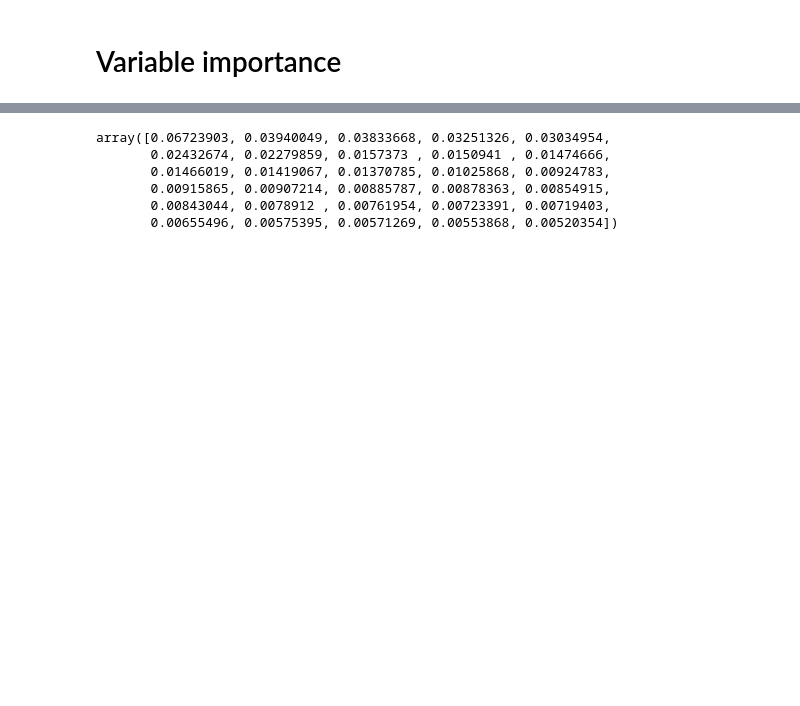
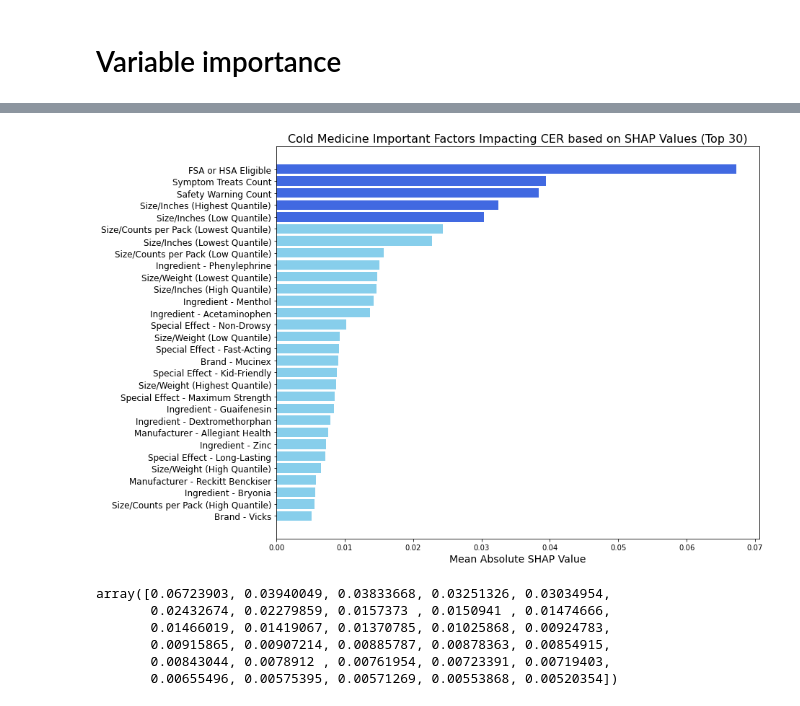
Before and after one commit to bowenlong1/amazonpharm, a Jupyter notebook: pharmodel-cold.ipynb, the cells around one changed output, grey strips where cells are left out. Cells and saved outputs as stored; diff of their text form; code cells hidden in the pictures; blank space fills up the shorter version.

```diff
--- a/pharmodel-cold.ipynb
+++ b/pharmodel-cold.ipynb
@@ -335,3 +592,72 @@ plt.show()
+# %%
+import shap
+import numpy as np
+import matplotlib.pyplot as plt
+
+# Create a SHAP explainer object
+explainer = shap.TreeExplainer(rf_model.named_steps['classifier'])
+shap_values = explainer.shap_values(X_train)
+
+# Calculate absolute mean SHAP values
+mean_abs_shap_values = np.mean(np.abs(shap_values[1]), axis=0)  # Considering only the positive class
+
+# Get feature names
+feature_names = X_train.columns  # Assuming X_train is a pandas DataFrame
+
+# Get indices of top 30 features sorted by absolute SHAP values
+top_indices = np.argsort(mean_abs_shap_values)[::-1][:30]
+
+# Select top 30 feature names and corresponding mean absolute SHAP values
+top_feature_names = [
+    'FSA or HSA Eligible',
+    'Symptom Treats Count',
+    'Safety Warning Count',
+    'Size/Inches (Highest Quantile)',
+    'Size/Inches (Low Quantile)',
+    'Size/Counts per Pack (Lowest Quantile)',
+    'Size/Inches (Lowest Quantile)',
+    'Size/Counts per Pack (Low Quantile)',
+    'Ingredient - Phenylephrine',
+    'Size/Weight (Lowest Quantile)',
+    'Size/Inches (High Quantile)',
+    'Ingredient - Menthol',
+    'Ingredient - Acetaminophen',
+    'Special Effect - Non-Drowsy',
+    'Size/Weight (Low Quantile)',
+    'Special Effect - Fast-Acting',
+    'Brand - Mucinex',
+    'Special Effect - Kid-Friendly',
+    'Size/Weight (Highest Quantile)',
+    'Special Effect - Maximum Strength',
+    'Ingredient - Guaifenesin',
+    'Ingredient - Dextromethorphan',
+    'Manufacturer - Allegiant Health',
+    'Ingredient - Zinc',
+    'Special Effect - Long-Lasting',
+    'Size/Weight (High Quantile)',
+    'Manufacturer - Reckitt Benckiser',
+    'Ingredient - Bryonia',
+    'Size/Counts per Pack (High Quantile)',
+    'Brand - Vicks']
+top_mean_abs_shap_values = mean_abs_shap_values[top_indices]
+
+# Determine the top 5 factors among the top 30 important features
+top_5_indices = np.argsort(top_mean_abs_shap_values)[-5:]
+top_5_feature_names = [top_feature_names[i] for i in top_5_indices]
+
+# Create a color list for highlighting the top 5 factors
+colors = ['skyblue' if feature_name not in top_5_feature_names else 'royalblue' for feature_name in top_feature_names]
+
+# Create the bar chart with highlighted top 5 factors
+plt.figure(figsize=(12, 10))
+plt.barh(range(len(top_feature_names)), top_mean_abs_shap_values, align='center', color=colors)
+plt.yticks(range(len(top_feature_names)), top_feature_names, fontsize=12)  # Adjust font size
+plt.xlabel('Mean Absolute SHAP Value', fontsize=14)  # Adjust font size
+plt.title('Cold Medicine Important Factors Impacting CER based on SHAP Values (Top 30)', fontsize=16)  # Adjust font size
+plt.gca().invert_yaxis()  # Invert y-axis to display the most important features at the top
+plt.show()
+# %% [output]
+[figure, added]
 # %%
 ## safe count tricky (phen, acetamin, dex)
 # %%
```
Also changed, not shown: parts of 18 cells of this notebook, 4 other files.
